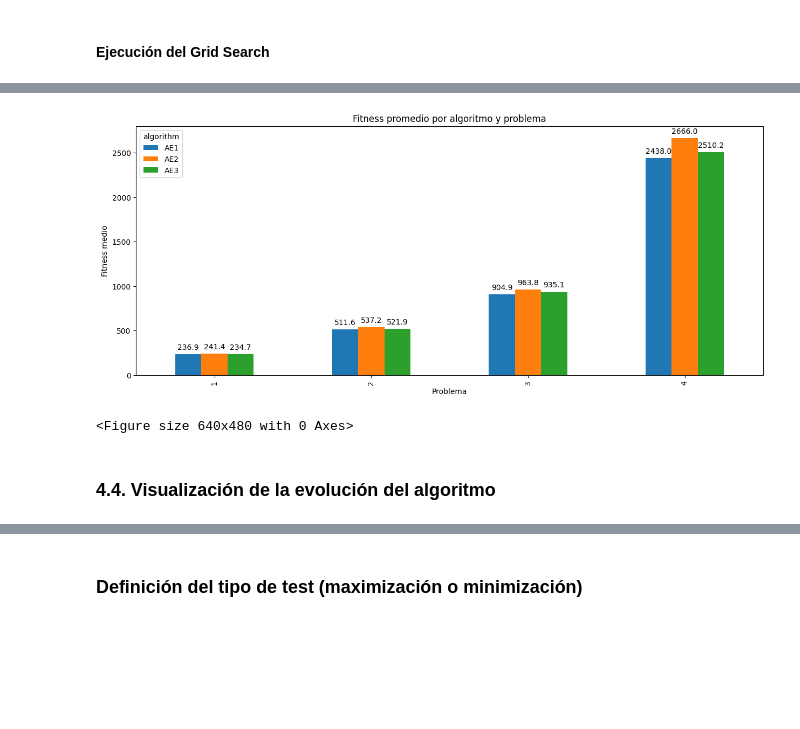
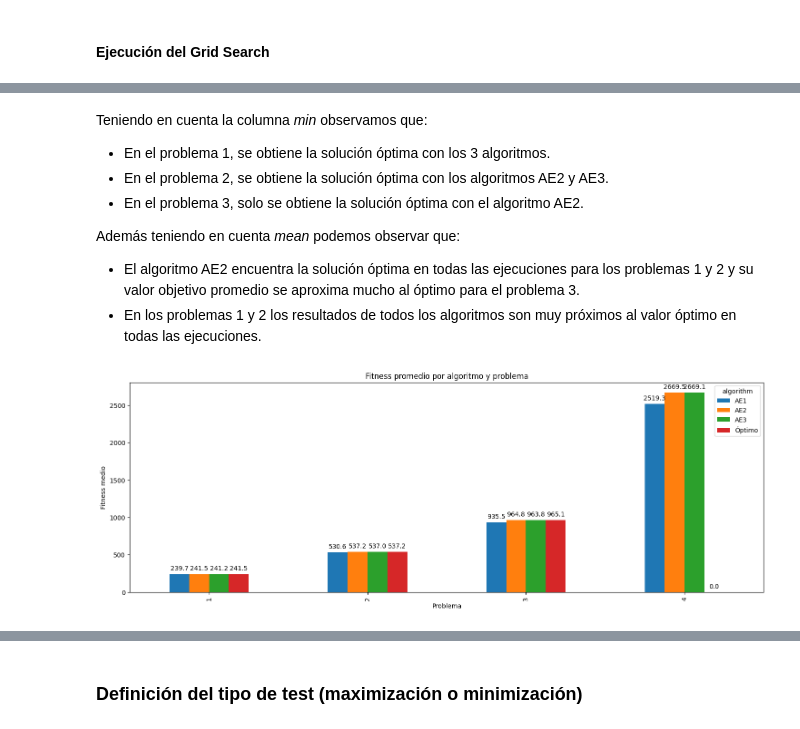
Before and after one commit to santimndez/cbio_practicas, a Jupyter notebook: notebooks/cbio_p9.ipynb, the cells around one changed output, grey strips where cells are left out. Cells and saved outputs as stored; diff of their text form; code cells hidden in the pictures; blank space fills up the shorter version.

```diff
--- a/notebooks/cbio_p9.ipynb
+++ b/notebooks/cbio_p9.ipynb
@@ -563,4 +682,5 @@ df
 # %%
+%%time
 # Ejecutar 10 runs, con mayor número de generaciones, con los mejores parámetros y reportar media, máximo, mínimo y desviación estándar
 # Guardar en un fichero los fitness de las 10 runs para los test estadísticos
 
@@ -599,7 +719,7 @@ if not done:
 
             print(new_row)
 
-    # Convert best_fitness and best_individuos to dataframe
+    # Convertir best_fitness y best_individuos a dataframe
     best_fitness_df = pd.DataFrame(columns=['algorithm', 'problem', 'run', 'fitness', 'individuo'])
     for nalgorithm, algorithm_name in enumerate(algorithm_names):
         for nproblem, problem in enumerate(problems):
@@ -612,6 +732,26 @@ if not done:
                     'individuo': best_individuos[nalgorithm, nproblem, i] if nalgorithm != 2 else perm2bin(best_individuos[nalgorithm, nproblem, i], problem.m)
                 }])], ignore_index=True)
 
+    # Añade filas con la solución óptima si se conoce
+    for nproblem, problem in enumerate(problems):
+        if problem.k == 1:
+            best_fitness_df = pd.concat([best_fitness_df, pd.DataFrame([{
+                'algorithm': 'Óptimo',
+                'problem': nproblem+1,
+                'run': 1,
+                'fitness': solutions[nproblem][0],
+                'individuo': solutions[nproblem][1]
+            }])], ignore_index=True)
+
+            results_df = pd.concat([results_df, pd.DataFrame([{
+                'algorithm': 'Óptimo',
+                'problem': nproblem+1,
+                'mean': solutions[nproblem][0],
+                'max': solutions[nproblem][0],
+                'min': solutions[nproblem][0],
+                'std': 0
+            }])], ignore_index=True)
+
     best_fitness_df.to_csv(os.path.join(results_dir, 'cbio_p9_best_fitness.csv'), index=False)
     results_df.to_csv(os.path.join(results_dir, 'cbio_p9_results.csv'), index=False)
 else:
@@ -620,8 +760,9 @@ else:
 
     # Recupera best_fitness y best_individuos de best_fitness_df
     for row in best_fitness_df.itertuples():
-        nalgorithm = algorithm_names.index(row.algorithm)
-        nproblem = row.problem - 1
-        i = row.run - 1
-        best_fitness[nalgorithm, nproblem, i] = row.fitness
-        best_individuos[nalgorithm, nproblem, i] = np.fromstring(row.individuo[1:-1], dtype=int, sep=' ') # Convierte de string a array de enteros
+        if row.algorithm != 'Óptimo':
+            nalgorithm = algorithm_names.index(row.algorithm)
+            nproblem = row.problem - 1
+            i = row.run - 1
+            best_fitness[nalgorithm, nproblem, i] = row.fitness
+            best_individuos[nalgorithm, nproblem, i] = np.fromstring(row.individuo[1:-1], dtype=int, sep=' ') # Convierte de string a array de enteros
@@ -664,28 +847,36 @@ results_df
+# %% [markdown]
+Teniendo en cuenta la columna _min_ observamos que:
+
+- En el problema 1, se obtiene la solución óptima con los 3 algoritmos.
+- En el problema 2, se obtiene la solución óptima con los algoritmos AE2 y AE3.
+- En el problema 3, solo se obtiene la solución óptima con el algoritmo AE2.
+
+Además teniendo en cuenta _mean_ podemos observar que:
+
+- El algoritmo AE2 encuentra la solución óptima en todas las ejecuciones para los problemas 1 y 2 y su valor objetivo promedio se aproxima mucho al óptimo para el problema 3.
+- En los problemas 1 y 2 los resultados de todos los algoritmos son muy próximos al valor óptimo en todas las ejecuciones.
 # %%
-# Show results_df in a grouped bar plot grouped by problem
+# Mostrar los resultados en un gráfico de barras agrupadas por problema
 results_df_grouped = results_df.groupby(['problem', 'algorithm']).mean().reset_index()
 results_df_grouped['mean'] = -results_df_grouped['mean']
 
-fig, ax = plt.subplots(figsize=(15, 6))
+fig, ax = plt.subplots(figsize=(18, 6))
 pivot_table = results_df_grouped.pivot(index='problem', columns='algorithm', values='mean')
 pivot_table.plot(kind='bar', ax=ax)
 
-# Add mean value above each bar
+# Escribir el valor correspondiente a cada barra
 for p in ax.patches:
     ax.annotate(f'{p.get_height():.1f}',
                 (p.get_x() + p.get_width() / 2., p.get_height()),
                 ha='center', va='center',
                 xytext=(0, 9),
                 textcoords='offset points')
 
 plt.title('Fitness promedio por algoritmo y problema')
 plt.ylabel('Fitness medio')
 plt.xlabel('Problema')
+plt.savefig(os.path.join(results_dir, 'cbio_p9_fitness.png'))
+
 plt.show()
-
-plt.savefig(os.path.join(results_dir, 'cbio_p9_fitness.png'))
 # %% [output]
-[figure, old version]
+[figure, new version]
-<Figure size 640x480 with 0 Axes>
-# %% [markdown]
-### 4.4. Visualización de la evolución del algoritmo
```
Also changed, not shown: parts of 55 cells of this notebook, 26 other files.
